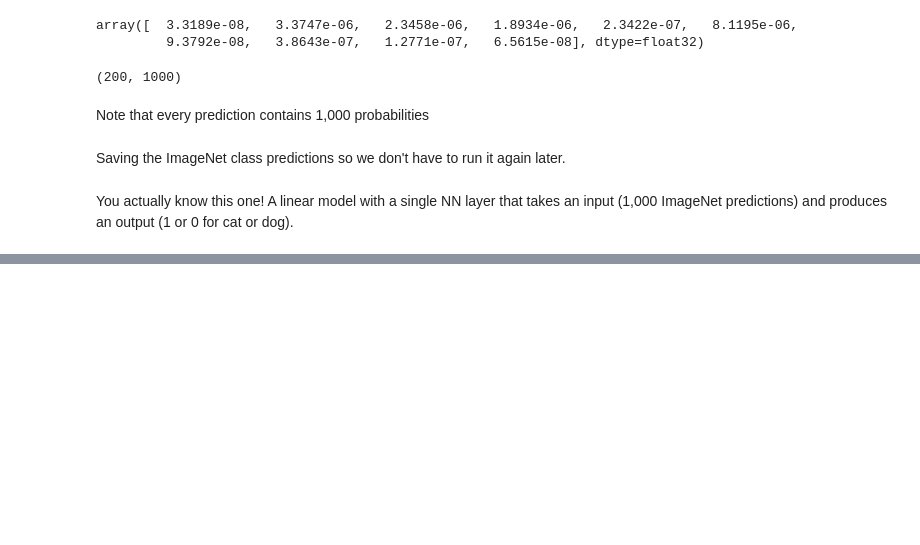
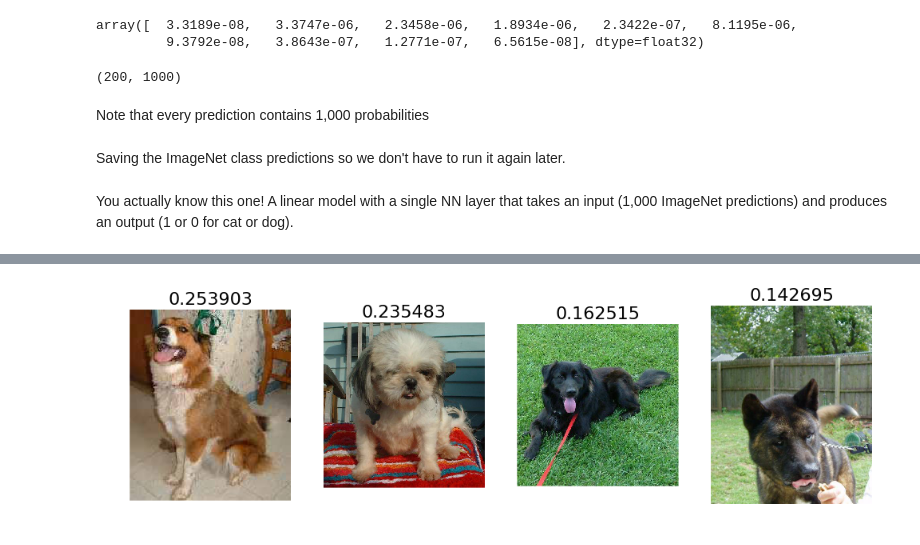
Before and after one commit to theianchan/fastai, a Jupyter notebook: Lesson 2.ipynb, the cells around one changed output, grey strips where cells are left out. Saved outputs shown, nothing was run; the diff lists cells and outputs as text; code cells hidden in the pictures; blank space fills up the shorter version.

```diff
--- a/Lesson 2.ipynb
+++ b/Lesson 2.ipynb
@@ -204,0 +319,6 @@ The model has a single dense layer - not sure what "params" means here or "conne
+# %%
+correct_dogs = np.where((preds==labels) & preds==1)[0]
+most_correct_dogs = np.argsort(probs[correct_dogs])[::-1][:nv]
+plots_idx(correct_dogs[most_correct_dogs], probs[correct_dogs][most_correct_dogs])
+# %% [output]
+[figure, added]
```
Also changed, not shown: parts of 54 cells of this notebook.
